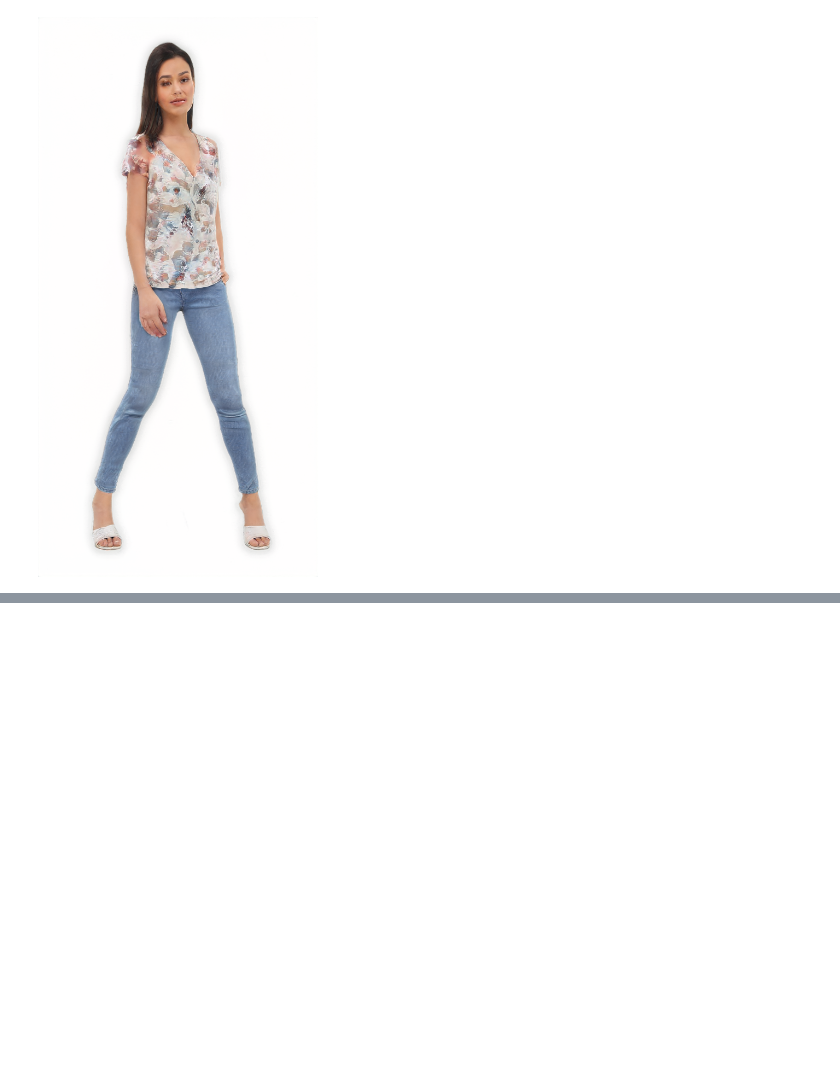
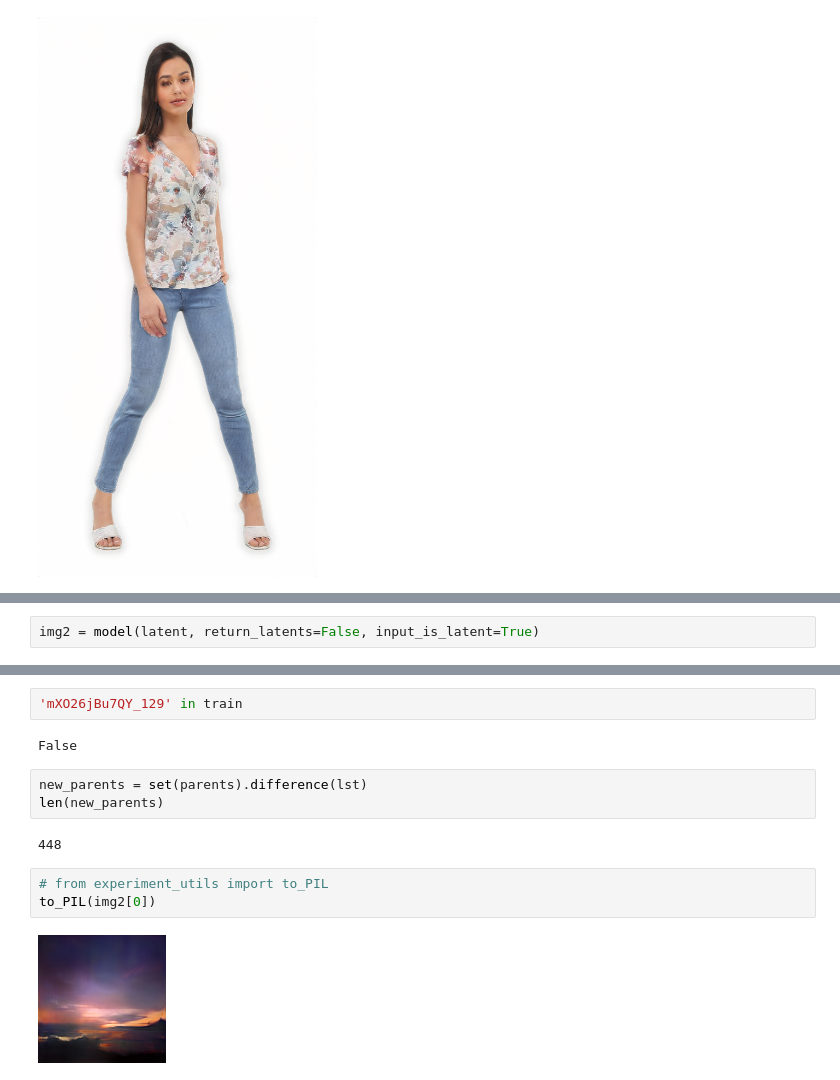
Before and after one commit to leventkaracan/dicomogan, a Jupyter notebook: pytorch_lightning.ipynb, the cells around one changed output, grey strips where cells are left out. Cells and saved outputs as stored; diff of their text form; blank space fills up the shorter version.

```diff
--- a/pytorch_lightning.ipynb
+++ b/pytorch_lightning.ipynb
@@ -491,0 +544,2 @@ to_PIL(mean_img[0])
+# %%
+img2 = model(latent, return_latents=False, input_is_latent=True)
@@ -491,0 +586,14 @@ to_PIL(mean_img[0])
+# %%
+'mXO26jBu7QY_129' in train
+# %% [output]
+False
+# %%
+new_parents = set(parents).difference(lst)
+len(new_parents)
+# %% [output]
+448
+# %%
+# from experiment_utils import to_PIL
+to_PIL(img2[0])
+# %% [output]
+[figure, added]
```
Also changed, not shown: parts of 39 cells of this notebook, 4 other files.
